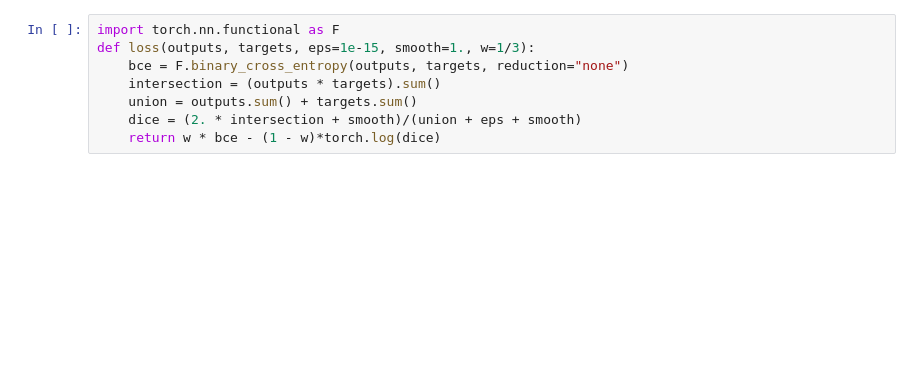
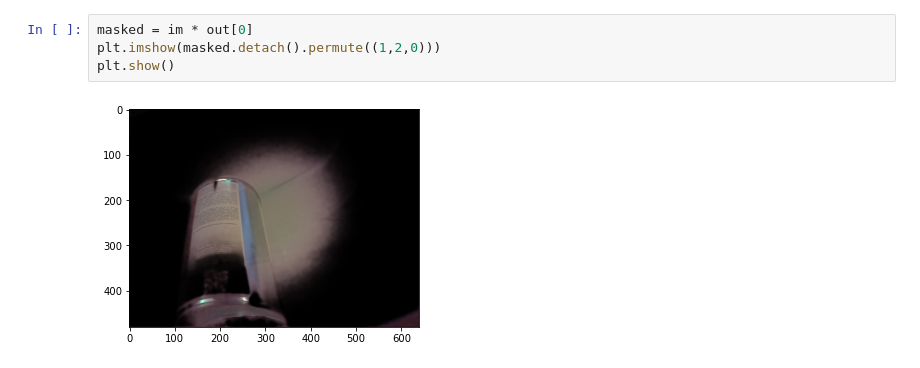
Before and after one commit to PatrykTerechowicz/objectsegmentator, a Jupyter notebook: Model Experiments.ipynb, the cells around one changed output. Drawn from its saved outputs; the diff is of its cells as text; blank space fills up the shorter version.

```diff
--- a/Model Experiments.ipynb
+++ b/Model Experiments.ipynb
@@ -22,8 +68,6 @@ plt.show()
-# %%
-import torch.nn.functional as F
-def loss(outputs, targets, eps=1e-15, smooth=1., w=1/3):
-    bce = F.binary_cross_entropy(outputs, targets, reduction="none")
-    intersection = (outputs * targets).sum()
-    union = outputs.sum() + targets.sum()
-    dice = (2. * intersection + smooth)/(union + eps + smooth)
-    return w * bce - (1 - w)*torch.log(dice)
+# %%
+masked = im * out[0]
+plt.imshow(masked.detach().permute((1,2,0)))
+plt.show()
+# %% [output]
+[figure, added]
```
Also changed, not shown: parts of 15 cells of this notebook.
